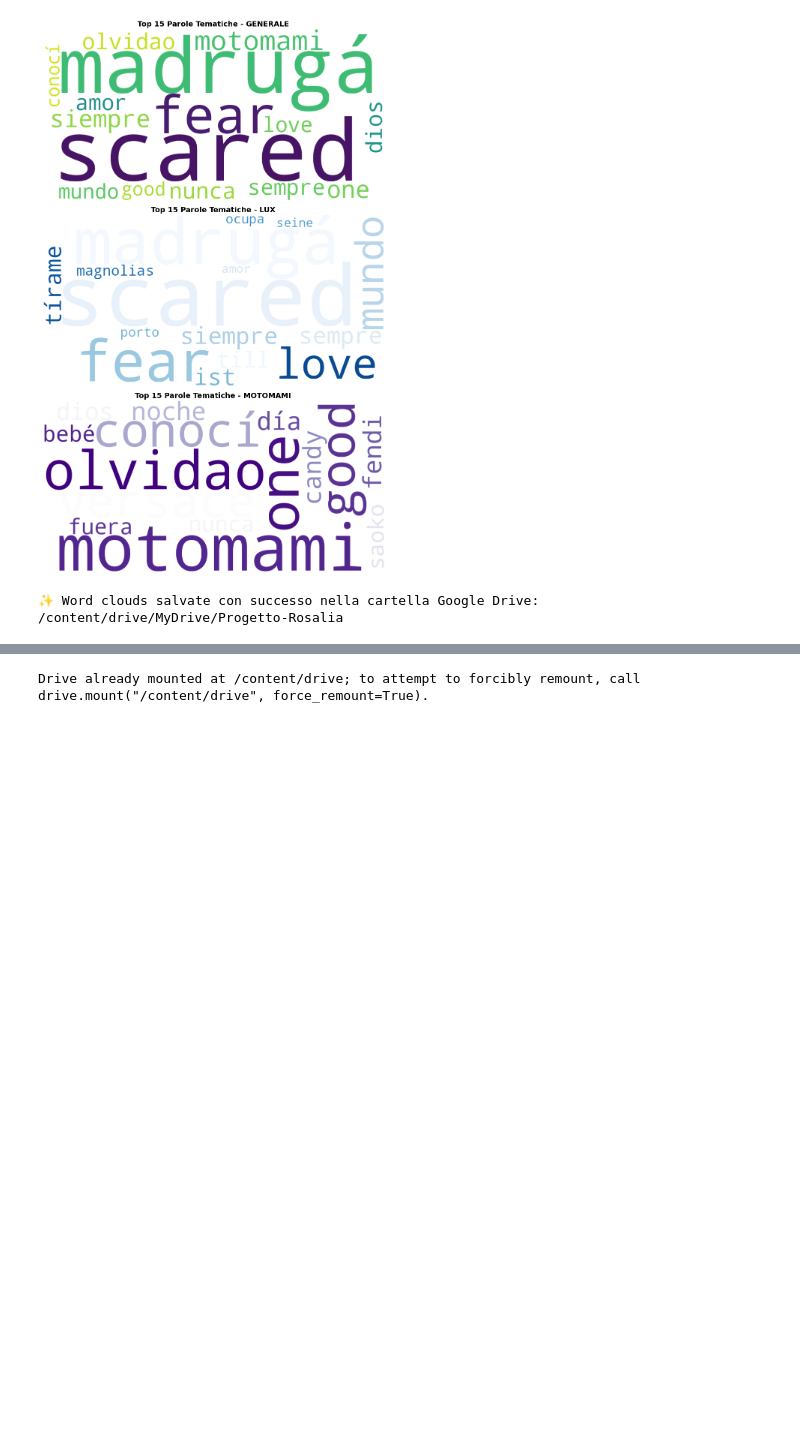
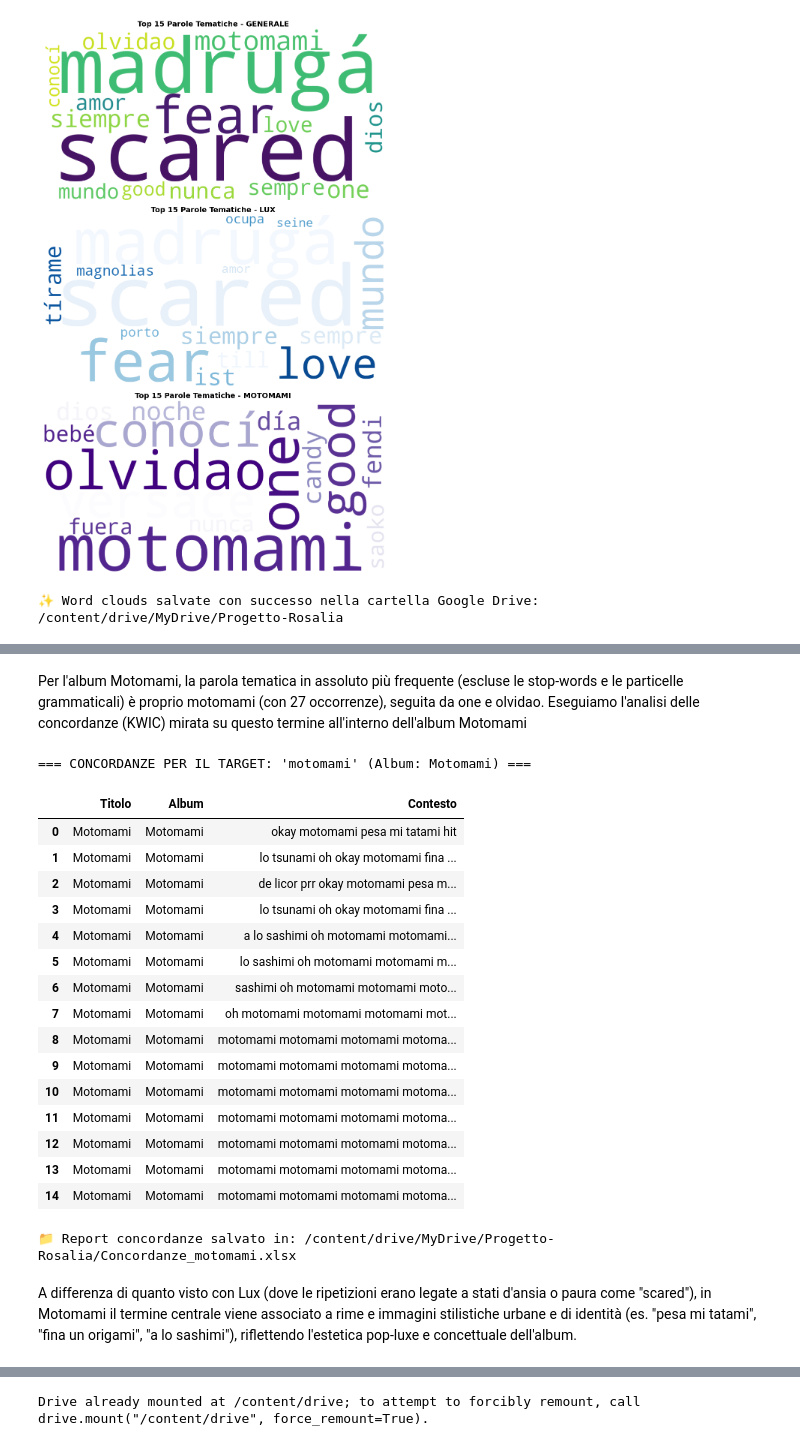
Before and after one commit to BeatriceMadau/Progetto-Rosalia, a Jupyter notebook: Progetto.ipynb, the cells around one changed output, grey strips where cells are left out. Cells and saved outputs as stored; diff of their text form; code cells hidden in the pictures; blank space fills up the shorter version.

```diff
--- a/Progetto.ipynb
+++ b/Progetto.ipynb
@@ -2432,0 +1862,71 @@ if not Trovato:
+# %% [markdown]
+Per l'album Motomami, la parola tematica in assoluto più frequente (escluse le stop-words e le particelle grammaticali) è proprio motomami (con 27 occorrenze), seguita da one e olvidao.
+Eseguiamo l'analisi delle concordanze (KWIC) mirata su questo termine all'interno dell'album Motomami
+# %%
+import pandas as pd
+import os
+import re
+
+# ==========================================
+# 1. CARICAMENTO DEL MASTER E FILTRO MOTOMAMI
+# ==========================================
+cartella_progetto = '/content/drive/MyDrive/Progetto-Rosalia'
+percorso_master = os.path.join(cartella_progetto, '9. Corpus Rosalia Master Definitivo.xlsx')
+
+if os.path.exists(percorso_master):
+    df = pd.read_excel(percorso_master)
+else:
+    df = pd.read_csv('corpus canzoni(Foglio1).csv', sep=';', encoding='latin1')
+
+df_moto = df[df['album'].astype(str).str.contains('Motomami', case=False, na=False)]
+
+# Target principale dell'album Motomami
+target = 'motomami'
+finestra = 4  # numero di parole di contesto prima e dopo
+
+concordanze = []
+for idx, row in df_moto.iterrows():
+    testo = str(row['testo']).lower()
+    parole = re.findall(r'\b[a-zA-ZáéíóúÁÉÍÓÚñÑüÜàèìòùÀÈÌÒÙ]+\b', testo)
+
+    for i, p in enumerate(parole):
+        if p == target:
+            inizio = max(0, i - finestra)
+            fine = min(len(parole), i + finestra + 1)
+            contesto = " ".join(parole[inizio:fine])
+            concordanze.append({
+                'Titolo': row['titolo'],
+                'Album': row['album'],
+                'Contesto': contesto
+            })
+
+df_concordanze = pd.DataFrame(concordanze)
+
+print(f"=== CONCORDANZE PER IL TARGET: '{target}' (Album: Motomami) ===")
+display(df_concordanze.head(15))
+
+# Salvataggio del report delle concordanze su Drive
+percorso_output = os.path.join(cartella_progetto, f'Concordanze_{target}.xlsx')
+df_concordanze.to_excel(percorso_output, index=False)
+print(f"\n📁 Report concordanze salvato in: {percorso_output}")
+# %% [output]
+=== CONCORDANZE PER IL TARGET: 'motomami' (Album: Motomami) ===
+|  | Titolo | Album | Contesto |
+| 0 | Motomami | Motomami | okay motomami pesa mi tatami hit |
+| 1 | Motomami | Motomami | lo tsunami oh okay motomami fina ... |
+| 2 | Motomami | Motomami | de licor prr okay motomami pesa m... |
+| 3 | Motomami | Motomami | lo tsunami oh okay motomami fina ... |
+| 4 | Motomami | Motomami | a lo sashimi oh motomami motomami... |
+| 5 | Motomami | Motomami | lo sashimi oh motomami motomami m... |
+| 6 | Motomami | Motomami | sashimi oh motomami motomami moto... |
+| 7 | Motomami | Motomami | oh motomami motomami motomami mot... |
+| 8 | Motomami | Motomami | motomami motomami motomami motoma... |
+| 9 | Motomami | Motomami | motomami motomami motomami motoma... |
+| 10 | Motomami | Motomami | motomami motomami motomami motoma... |
+| 11 | Motomami | Motomami | motomami motomami motomami motoma... |
+| 12 | Motomami | Motomami | motomami motomami motomami motoma... |
+| 13 | Motomami | Motomami | motomami motomami motomami motoma... |
+| 14 | Motomami | Motomami | motomami motomami motomami motoma... |
+📁 Report concordanze salvato in: /content/drive/MyDrive/Progetto-Rosalia/Concordanze_motomami.xlsx
+# %% [markdown]
+A differenza di quanto visto con Lux (dove le ripetizioni erano legate a stati d'ansia o paura come "scared"), in Motomami il termine centrale viene associato a rime e immagini stilistiche urbane e di identità (es. "pesa mi tatami", "fina un origami", "a lo sashimi"), riflettendo l'estetica pop-luxe e concettuale dell'album.
```
Also changed, not shown: parts of 30 cells of this notebook.
